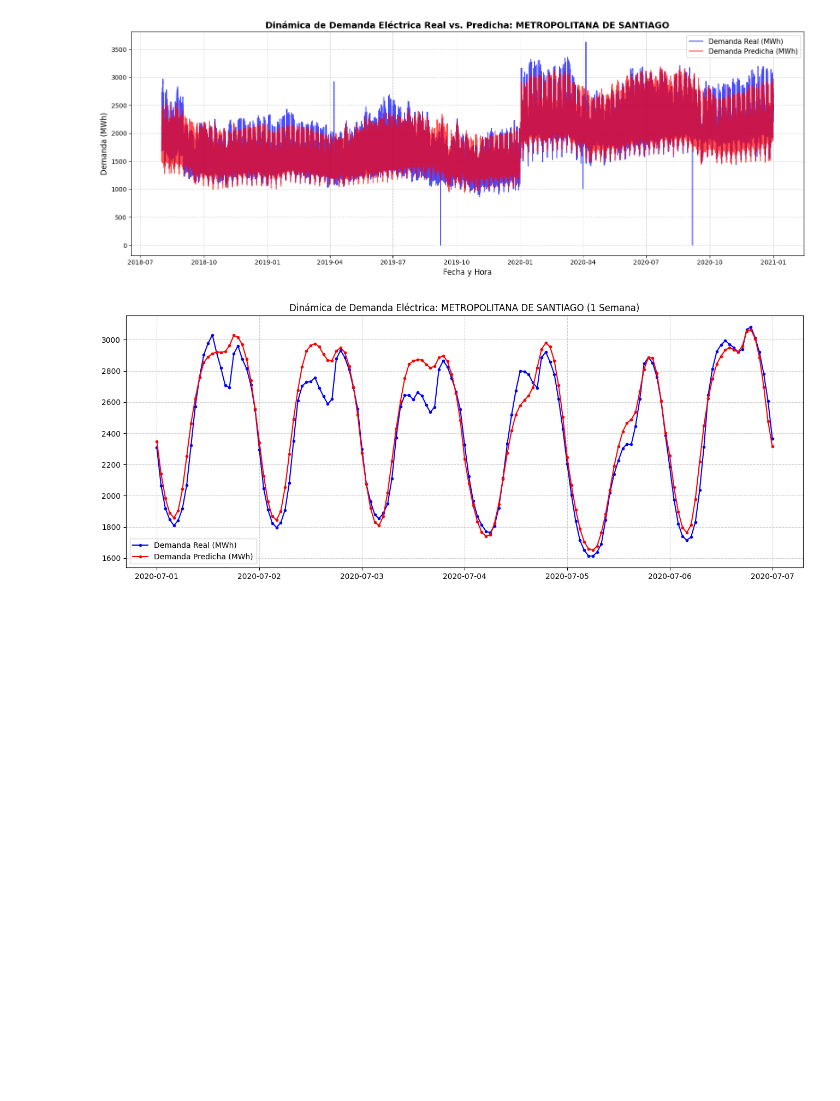
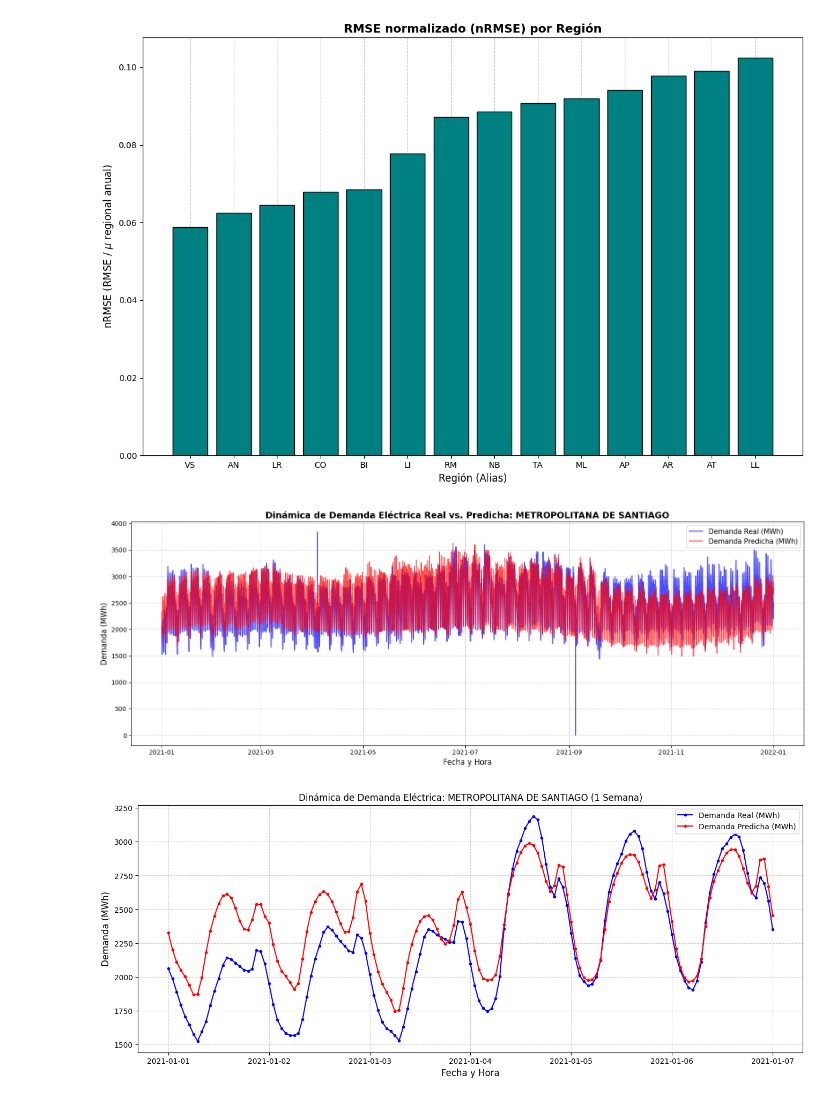
Before and after one commit to FCR-CSET-Merlin/MERLIN_EDM, a Jupyter notebook: prototipo_3/notebooks/modelo_reg.ipynb, the cells around one changed output. Saved outputs shown, nothing was run; the diff lists cells and outputs as text; code cells hidden in the pictures; blank space fills up the shorter version.

Commit message:
Procesamiento modelo

```diff
--- a/prototipo_3/notebooks/modelo_reg.ipynb
+++ b/prototipo_3/notebooks/modelo_reg.ipynb
@@ -15,14 +15,14 @@ I0000 00:00:1783007826.920850  391008 port.cc:153] oneDNN custom operations are
 # %%
-# TRABAJAR CON CASO 2
+# TRABAJAR CON CASO 3
 # 0. Cargar los metadatos de las regioes
-df_val_md =  pd.read_parquet("../data/processed/val_md_caso_1.parquet")
+df_val_md =  pd.read_parquet("../data/processed/test_md_caso_3.parquet")
 metadata_cols = ["año", "fecha_hora", "region", "region_bne"]
 df_metadata = df_val_md[metadata_cols].copy()
 
 # 1. Cargar el modelo entrenado y el scaler de la variable "Y" (Demanda)
-model = tf.keras.models.load_model('../models/best_merlin_mlp_caso_1.keras')
+model = tf.keras.models.load_model('../models/best_merlin_mlp_caso_3.keras')
 scaler_y = pd.read_csv('../data/models/std_scale/parametros_estandarizacion_regional.csv')
-temp_scaler = joblib.load("../models/scaler_temp_caso_1.pkl")
+temp_scaler = joblib.load("../models/scaler_temp_caso_3.pkl")
 
 # 2. Cargar datos de Validación (o Test)
 df_scaled = df_val_md.copy()
@@ -46,7 +44,12 @@ df_resultados["mu_total"] = df_val_md['mu_total']
 df_resultados["sigma_total"] = df_val_md["sigma_total"]
 df_resultados["demanda_real_mwh"] = df_resultados['target']*df_resultados["sigma_total"] + df_resultados["mu_total"]
 df_resultados["demanda_pred_mwh"] = df_resultados['predict']*df_resultados["sigma_total"] + df_resultados["mu_total"]
-df_final = df_resultados.drop(columns=['target', 'predict', 'mu_total', 'sigma_total'])
+df_final = df_resultados.drop(columns=['target', 'predict'])
+
+# Asegurarnos de que 'fecha_hora' sea datetime y extraer el año si no existe
+df_final['fecha_hora'] = pd.to_datetime(df_final['fecha_hora'])
+if 'año' not in df_final.columns:
+    df_final['año'] = df_final['fecha_hora'].dt.year
 
 print("Muestra de resultados por comuna y hora:")
 print(df_final.head())
@@ -68,8 +71,4 @@ Muestra de resultados por comuna y hora:
 # %%
-# ---------------------------------------------------------
-# 1. CALCULAR RMSE Y MAE POR REGIÓN
-# ---------------------------------------------------------
-
 # Definimos una función auxiliar para calcular las métricas por grupo
 def calcular_metricas(grupo):
     y_real = grupo['demanda_real_mwh']
@@ -78,17 +77,44 @@ def calcular_metricas(grupo):
     rmse = np.sqrt(mean_squared_error(y_real, y_pred))
     mae = mean_absolute_error(y_real, y_pred)
 
-    return pd.Series({'RMSE (MWh)': rmse, 'MAE (MWh)': mae})
+    # El mu_total es el mismo para toda la región en un mismo año. Tomamos el primer valor.
+    mu_region_ano = grupo['mu_total'].iloc[0]
 
-# Agrupamos por región y aplicamos la función
-df_metricas_regionales = df_final.groupby('region').apply(calcular_metricas).reset_index()
+    # Calculamos NRMSE
+    nrmse = rmse / mu_region_ano if mu_region_ano != 0 else np.nan
 
-# Ordenamos por RMSE para ver qué regiones tienen mayor/menor error
-df_metricas_regionales = df_metricas_regionales.sort_values(by='RMSE (MWh)', ascending=False)
+    return pd.Series({'RMSE (MWh)': rmse, 'MAE (MWh)': mae, 'NRMSE': nrmse})
 
-print("Métricas de Error por Región (RMSE y MAE):")
+# Agrupamos por region, region_bne y año
+df_metricas_regionales = df_final.groupby(['region', 'region_bne', 'año']).apply(calcular_metricas).reset_index()
+
+# Ordenamos por NRMSE para ver qué regiones tienen mayor/menor error relativo
+df_metricas_regionales = df_metricas_regionales.sort_values(by='NRMSE', ascending=False)
+
+print("Métricas de Error por Región y Año:")
 print(df_metricas_regionales)
 print("\n" + "="*50 + "\n")
+
+
+# ---------------------------------------------------------
+# 2. GRAFICAR NRMSE POR REGIÓN (ALIAS BNE)
+# ---------------------------------------------------------
+
+plt.figure(figsize=(12, 8))
+
+# Creamos una etiqueta que incluya el alias BNE y el año (por si validas más de un año a la vez)
+etiquetas_bne = df_metricas_regionales['region_bne']
+valores_nrmse = df_metricas_regionales['NRMSE']
+
+# Usamos barras horizontales e invertimos el orden para que la barra más grande quede arriba
+plt.bar(etiquetas_bne[::-1], valores_nrmse[::-1], color='teal', edgecolor='black', zorder=10)
+
+plt.title('RMSE normalizado (nRMSE) por Región', fontsize=14, fontweight='bold')
+plt.ylabel('nRMSE (RMSE / $\mu$ regional anual)', fontsize=12)
+plt.xlabel('Región (Alias)', fontsize=12)
+plt.grid(axis='x', linestyle='--', alpha=0.7, zorder=0)
+plt.tight_layout()
+plt.show()
 
 
 # ---------------------------------------------------------
@@ -126,14 +152,16 @@ plt.show()
 # Opcional: Si los datos de validación cubren muchos meses, el gráfico puede verse muy "denso".
 # Puedes graficar solo una semana específica descomentando las siguientes líneas:
 
-fecha_inicio = '2020-07-01' # Cambia según tu dataset
-fecha_fin = '2020-07-07'
+fecha_inicio = '2021-01-01' # Cambia según tu dataset
+fecha_fin = '2021-01-07'
 df_rm_semana = df_rm[(df_rm['fecha_hora'] >= fecha_inicio) & (df_rm['fecha_hora'] <= fecha_fin)]
 
 plt.figure(figsize=(16, 6))
 plt.plot(df_rm_semana['fecha_hora'], df_rm_semana['demanda_real_mwh'], label='Demanda Real (MWh)', color='blue', marker='.')
 plt.plot(df_rm_semana['fecha_hora'], df_rm_semana['demanda_pred_mwh'], label='Demanda Predicha (MWh)', color='red', marker='.')
 plt.title(f'Dinámica de Demanda Eléctrica: {region_interes} (1 Semana)')
+plt.xlabel('Fecha y Hora', fontsize=12)
+plt.ylabel('Demanda (MWh)', fontsize=12)
 plt.legend()
 plt.grid(True, linestyle='--', alpha=0.6)
 plt.show()
@@ -157,5 +184,6 @@ Métricas de Error por Región (RMSE y MAE):
 
 ==================================================
-[figure, old version]
+[figure, new version]
-[figure, old version]
+[figure, new version]
+[figure, added]
 # %%
```
Also changed, not shown: parts of 11 cells of this notebook, 2 other files.
